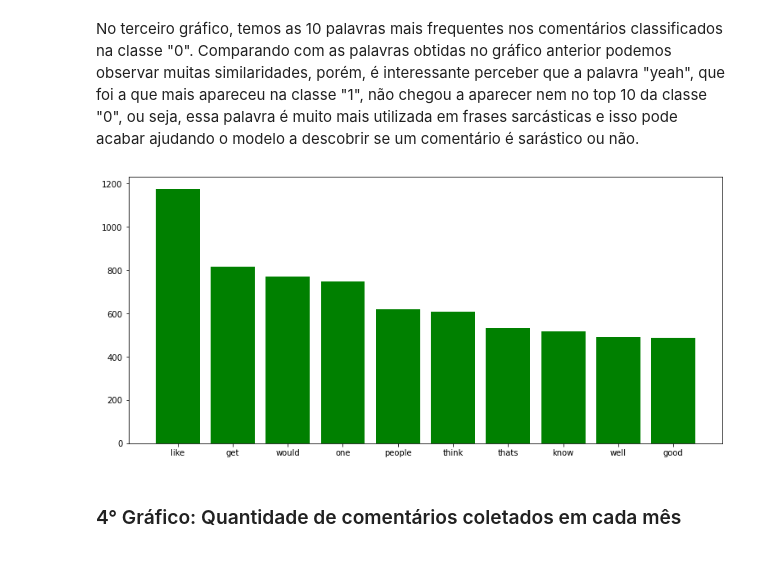
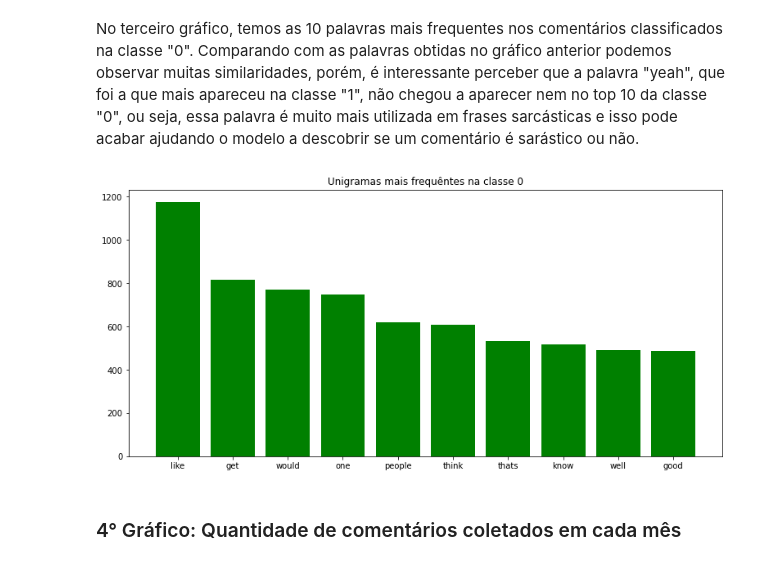
Before and after one commit to juliomaced0/Mentoria_Python_IA, a Jupyter notebook: Trabalho_Final/Trabalho Final.ipynb, the cells around one changed output. Saved outputs shown, nothing was run; the diff lists cells and outputs as text; code cells hidden in the pictures.

```diff
--- a/Trabalho_Final/Trabalho Final.ipynb
+++ b/Trabalho_Final/Trabalho Final.ipynb
@@ -225,18 +226,19 @@ No terceiro gráfico, temos as 10 palavras mais frequentes nos comentários clas
 # %%
 # Gráfico das palavras que aparecem com mais frequência na classe 0
 q2 = df[zero]
 q2 = q2.comment.explode().to_frame()
 P2=' '.join([str(w) for w in q2['comment']])
 P2 = preprocess(P2)
 P2 = FreqDist(word_tokenize(P2))
 
 figure(figsize=(13, 6))
 x, y = zip(*P2.most_common(n=10))
 plt.bar(range(len(x)), y, color='green')
+plt.title('Unigramas mais frequêntes na classe 0')
 plt.xticks(range(len(x)), x)
 plt.show()
 # %% [output]
-[figure, old version]
+[figure, new version]
 # %% [markdown]
 ### 4° Gráfico: Quantidade de comentários coletados em cada mês
 # %% [markdown]
```
Also changed, not shown: parts of 21 cells of this notebook.
